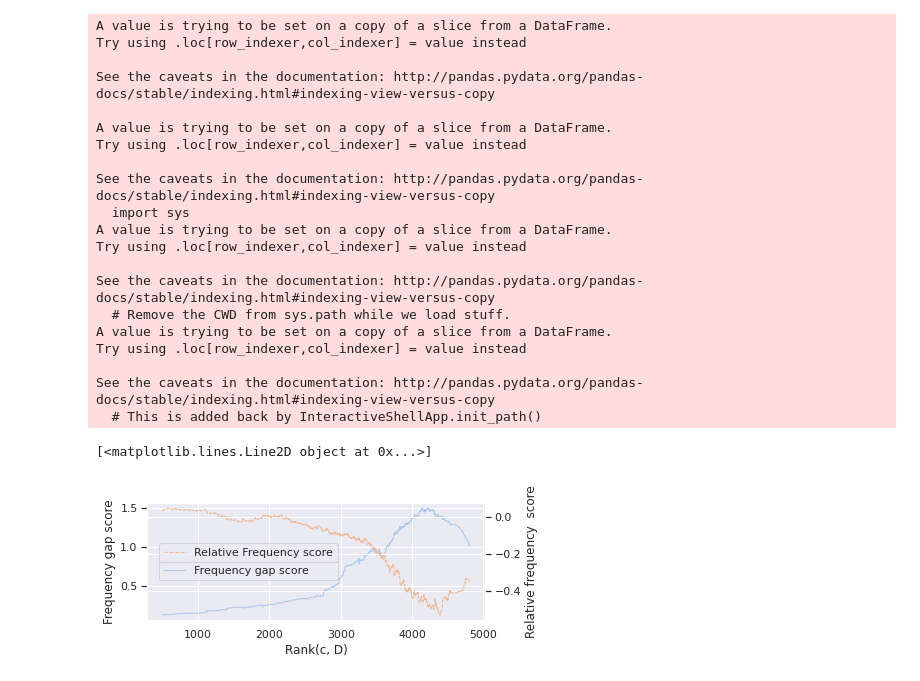
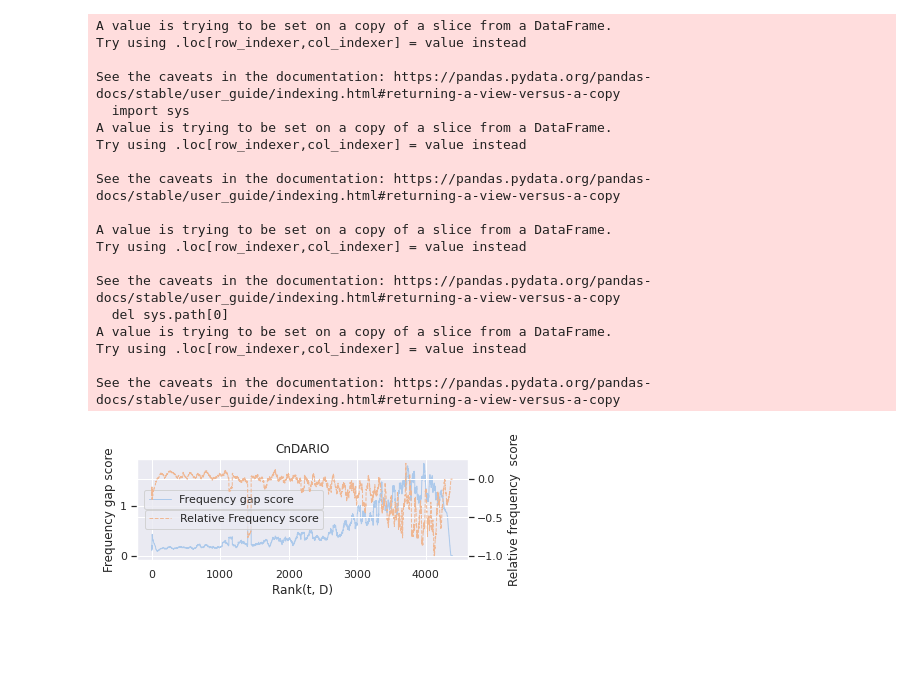
Before and after one commit to iamlxb3/UMAMGT, a Jupyter notebook: result/vis/check_freq_gap_score.ipynb, the cells around one changed output. Saved outputs shown, nothing was run; the diff lists cells and outputs as text; code cells hidden in the pictures; blank space fills up the shorter version.

```diff
--- a/result/vis/check_freq_gap_score.ipynb
+++ b/result/vis/check_freq_gap_score.ipynb
@@ -1,8 +1,17 @@
 # %%
 import pandas as pd
 
-df_path = '../result/vis/freq_gap.csv'
+dataset = 'CnDARIO'
+
+if dataset == 'CnDARIO':
+    df_path = '../result/vis/freq_gap_cn_novel_5billion.csv'
+elif dataset == 'Grover':
+    df_path = '../result/vis/freq_gap_en_grover.csv'
+elif dataset == 'Writing Prompt':
+    df_path = '../result/vis/freq_gap_en_writing_prompt.csv'
+
 freq_df = pd.read_csv(df_path)
+# freq_df = freq_df[freq_df['value'] != 0.0]
 #freq_gap_df['index'] = freq_gap_df.index
 print(freq_df)
 # %% [output]
@@ -28,58 +34,63 @@ import pdb
 import seaborn as sns
 import matplotlib.pyplot as plt
 
+
 freq_gap_score_ma_df = freq_df[freq_df['value_label'].isin({'freq_gap_score'})]
-freq_gap_score_ma_df['value'] = freq_gap_score_ma_df['value'].rolling(window=500).mean()
+freq_gap_score_ma_df['value'] = freq_gap_score_ma_df['value'].rolling(window=50, min_periods=1).mean()
 freq_gap_score_ma_df['value_label'] = 'absolute gap score'
+freq_gap_score_ma_df = freq_gap_score_ma_df.reset_index()
+freq_gap_score_ma_df['index'] = freq_gap_score_ma_df.index
 
 freq_gap_ratio_ma_df = freq_df[freq_df['value_label'].isin({'freq_ratio_gap'})]
-freq_gap_ratio_ma_df['value'] = freq_gap_ratio_ma_df['value'].rolling(window=500).mean()
+freq_gap_ratio_ma_df['value'] = freq_gap_ratio_ma_df['value'].rolling(window=50, min_periods=1).mean()
 freq_gap_ratio_ma_df['value_label'] = 'relative score to AI'
+freq_gap_ratio_ma_df = freq_gap_ratio_ma_df.reset_index()
+freq_gap_ratio_ma_df['index'] = freq_gap_ratio_ma_df.index
 
-plot_df = pd.concat([freq_gap_score_ma_df, freq_gap_ratio_ma_df])
 
-# plot_df = pd.concat([freq_gap_df, freq_gap_score_ma_df])
+# plot_dfplot_df = pd.concat([freq_gap_score_ma_df, freq_gap_ratio_ma_df])
+
+# # plot_df = pd.concat([freq_gap_df, freq_gap_score_ma_df])
 sns.set(rc={'figure.figsize':(6.4, 2.5)})
-#print(plot_df)
+# #print(plot_df)
 
 # freq_gap_df['freq_ratio_gap_MA'] = freq_gap_df['freq_ratio_gap'].rolling(window=100).mean()
 # freq_gap_df['freq_gap_score_MA'] = freq_gap_df['freq_gap_score'].rolling(window=500).mean()
 # fig, ax = plt.subplots(3, 2, sharex=True)
 ax1 = sns.lineplot(data=freq_gap_score_ma_df, x="index", y="value", color='#ACC9EB', linewidth=1)
 ax2 = ax1.twinx()
 sns.lineplot(data=freq_gap_ratio_ma_df, x="index", y="value", ax=ax2, color='#EFB793', linewidth=1)
-ax2.set(ylabel='Relative frequency  score')
+ax2.set(ylabel='Relative frequency  score', title=dataset)
 ax2.lines[0].set_linestyle("--")
 # ax1.set_title("The difference between the frequency of chars used in AI and human writing")
 # ax1.set(xlabel='The rank of char frequency', ylabel='Frequency gap score')
-ax1.set(xlabel='Rank(c, D)', ylabel='Frequency gap score')
-print(legend_labels)
-ax1.legend(bbox_to_anchor=(0.58, 0.55), labels=['Frequency gap score       '])
-ax2.legend(bbox_to_anchor=(0.58, 0.7), labels=['Relative Frequency score'])
+ax1.set(xlabel='Rank(t, D)', ylabel='Frequency gap score')
+#print(legend_labels)
+if dataset == 'CnDARIO':
+    ax1.legend(bbox_to_anchor=(0.58, 0.45), labels=['Frequency gap score       '])
+    ax2.legend(bbox_to_anchor=(0.58, 0.55), labels=['Relative Frequency score'])
 plt.tight_layout()
-plt.savefig('exp_frequency_diff_subfig1.pdf')
+plt.savefig(f'/home/iamlxb3/temp_rsync_dir/story_turing_test/vis/method_frequency_diff_subfig_{dataset}.pdf')
 plt.show()
 # %% [output]
 A value is trying to be set on a copy of a slice from a DataFrame.
 Try using .loc[row_indexer,col_indexer] = value instead
 
-See the caveats in the documentation: http://pandas.pydata.org/pandas-docs/stable/indexing.html#indexing-view-versus-copy
+See the caveats in the documentation: https://pandas.pydata.org/pandas-docs/stable/user_guide/indexing.html#returning-a-view-versus-a-copy
+  import sys
+A value is trying to be set on a copy of a slice from a DataFrame.
+Try using .loc[row_indexer,col_indexer] = value instead
+
+See the caveats in the documentation: https://pandas.pydata.org/pandas-docs/stable/user_guide/indexing.html#returning-a-view-versus-a-copy
 
 A value is trying to be set on a copy of a slice from a DataFrame.
 Try using .loc[row_indexer,col_indexer] = value instead
 
-See the caveats in the documentation: http://pandas.pydata.org/pandas-docs/stable/indexing.html#indexing-view-versus-copy
-  import sys
+See the caveats in the documentation: https://pandas.pydata.org/pandas-docs/stable/user_guide/indexing.html#returning-a-view-versus-a-copy
+  del sys.path[0]
 A value is trying to be set on a copy of a slice from a DataFrame.
 Try using .loc[row_indexer,col_indexer] = value instead
 
-See the caveats in the documentation: http://pandas.pydata.org/pandas-docs/stable/indexing.html#indexing-view-versus-copy
-  # Remove the CWD from sys.path while we load stuff.
-A value is trying to be set on a copy of a slice from a DataFrame.
-Try using .loc[row_indexer,col_indexer] = value instead
-
-See the caveats in the documentation: http://pandas.pydata.org/pandas-docs/stable/indexing.html#indexing-view-versus-copy
-  # This is added back by InteractiveShellApp.init_path()
+See the caveats in the documentation: https://pandas.pydata.org/pandas-docs/stable/user_guide/indexing.html#returning-a-view-versus-a-copy
-[<matplotlib.lines.Line2D object at 0x...>]
-[figure, old version]
+[figure, new version]
 # %%
```
Also changed, not shown: parts of 2 cells of this notebook, 6 other files.
